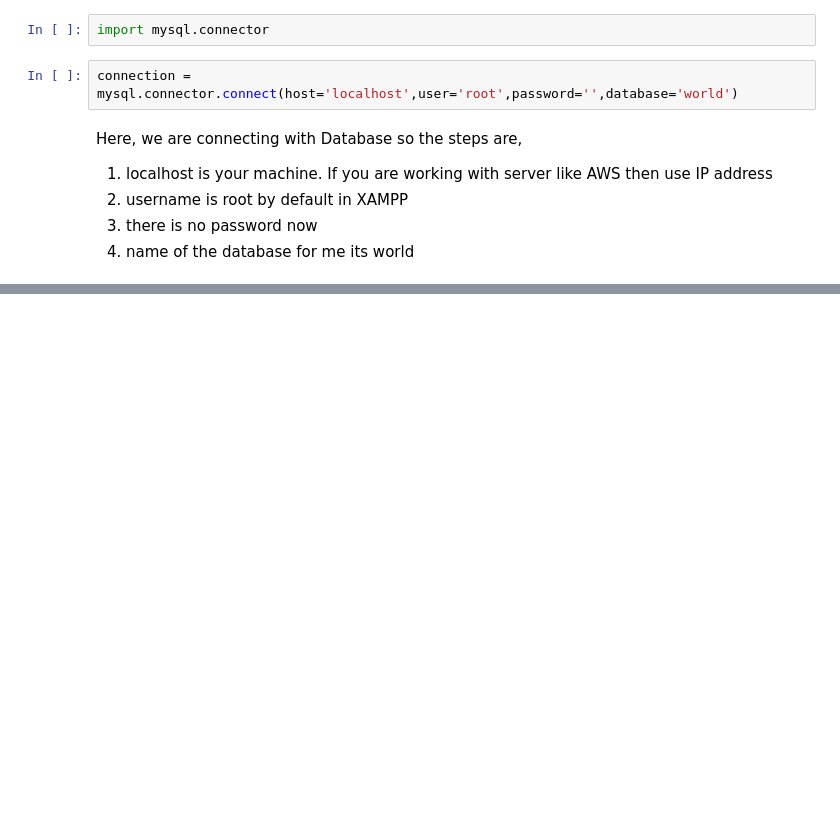
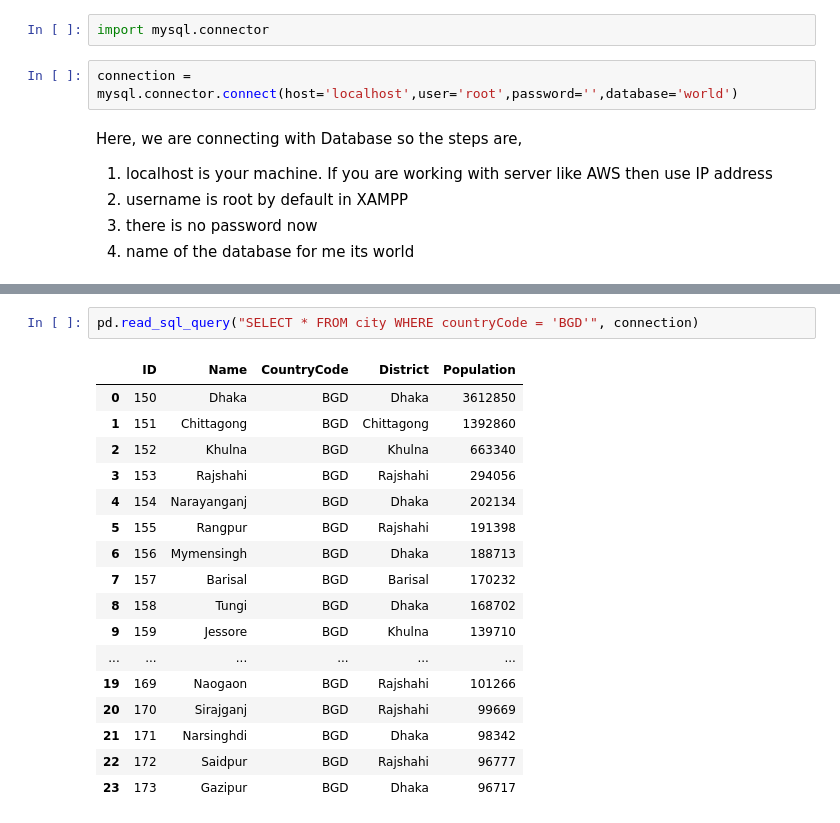
Before and after one commit to Faysal179038/100-Days-of-Machine-Learning, a Jupyter notebook: day16 - working-with-json-and-sql/day16.ipynb, the cells around one changed output, grey strips where cells are left out. Cells and saved outputs as stored; diff of their text form; blank space fills up the shorter version.

```diff
--- a/day16 - working-with-json-and-sql/day16.ipynb
+++ b/day16 - working-with-json-and-sql/day16.ipynb
@@ -131,0 +157,20 @@ pd.read_sql_query("SELECT * FROM country",connection)
+# %%
+pd.read_sql_query("SELECT * FROM city WHERE countryCode = 'BGD'", connection)
+# %% [output]
+|  | ID | Name | CountryCode | District | Population |
+| 0 | 150 | Dhaka | BGD | Dhaka | 3612850 |
+| 1 | 151 | Chittagong | BGD | Chittagong | 1392860 |
+| 2 | 152 | Khulna | BGD | Khulna | 663340 |
+| 3 | 153 | Rajshahi | BGD | Rajshahi | 294056 |
+| 4 | 154 | Narayanganj | BGD | Dhaka | 202134 |
+| 5 | 155 | Rangpur | BGD | Rajshahi | 191398 |
+| 6 | 156 | Mymensingh | BGD | Dhaka | 188713 |
+| 7 | 157 | Barisal | BGD | Barisal | 170232 |
+| 8 | 158 | Tungi | BGD | Dhaka | 168702 |
+| 9 | 159 | Jessore | BGD | Khulna | 139710 |
+| ... | ... | ... | ... | ... | ... |
+| 19 | 169 | Naogaon | BGD | Rajshahi | 101266 |
+| 20 | 170 | Sirajganj | BGD | Rajshahi | 99669 |
+| 21 | 171 | Narsinghdi | BGD | Dhaka | 98342 |
+| 22 | 172 | Saidpur | BGD | Rajshahi | 96777 |
+| 23 | 173 | Gazipur | BGD | Dhaka | 96717 |
```
Also changed, not shown: parts of 8 cells of this notebook, 9 other files.
